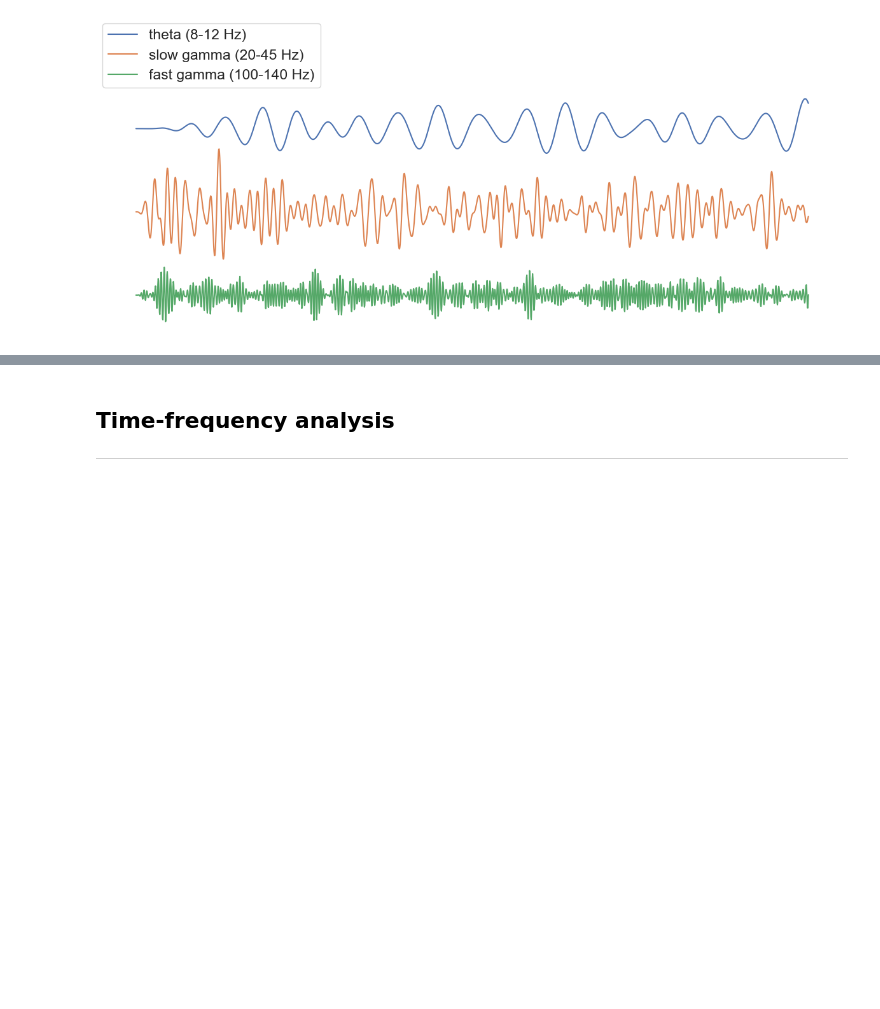
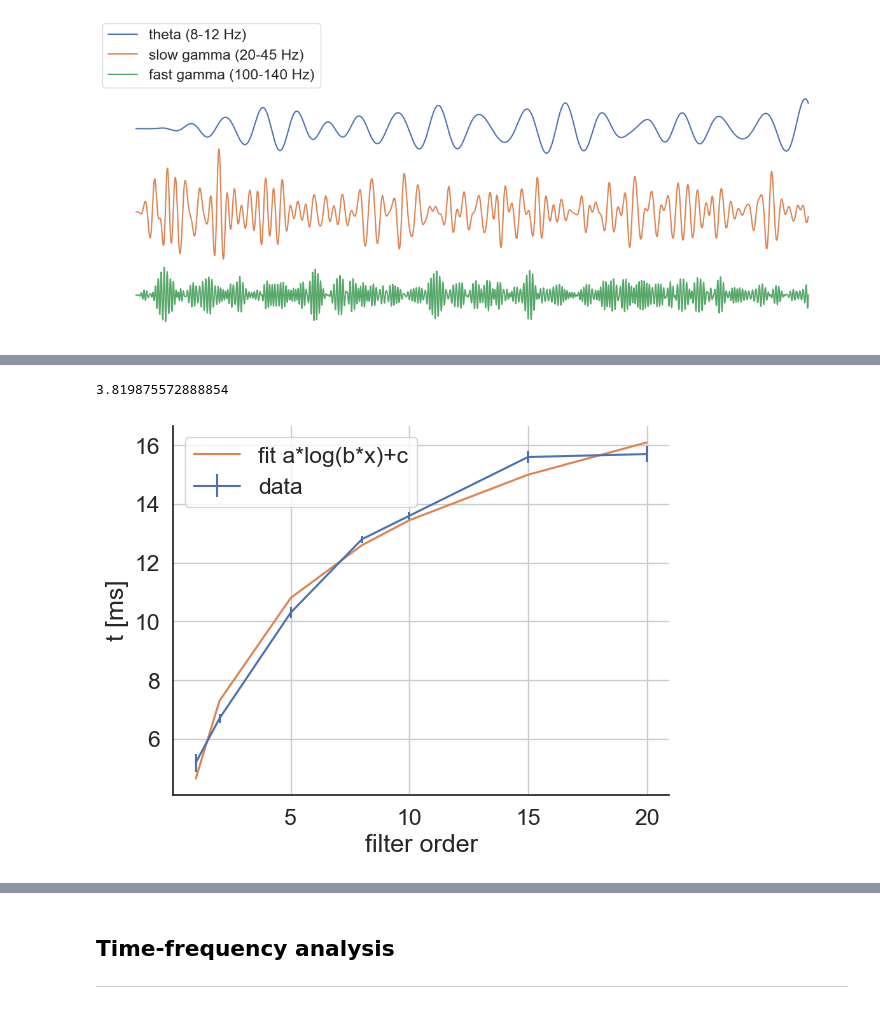
Before and after one commit to Seiferfl/neuroanalysis, a Jupyter notebook: assignment1-neural-data/01-local_field_potential/local-field-potential.ipynb, the cells around one changed output, grey strips where cells are left out. Drawn from its saved outputs; the diff is of its cells as text; code cells hidden in the pictures; blank space fills up the shorter version.

```diff
--- a/assignment1-neural-data/01-local_field_potential/local-field-potential.ipynb
+++ b/assignment1-neural-data/01-local_field_potential/local-field-potential.ipynb
@@ -221,0 +305,21 @@ plt.legend(loc=(0,1))
+# %%
+from scipy.optimize import curve_fit as fit
+x= np.array([1,2,5,8, 10, 15, 20])
+y=np.array([5.19, 6.7, 10.3, 12.8, 13.6, 15.6, 15.7])
+def f(x, a, b, c):
+    return a*np.log(b*x)+c
+popt, _= fit(f,x,y)
+a = popt[0]
+b = popt[1]
+c = popt[2]
+
+plt.errorbar(x= np.array([1,2,5,8, 10, 15, 20]), y=np.array([5.19, 6.7, 10.3, 12.8, 13.6, 15.6, 15.7]), yerr=1e-3*np.array([303,148,189,121,136,212,273]), label = "data")
+plt.plot(np.array([1,2,5,8, 10, 15, 20]), f(x, a, b, c), label =f"fit a*log(b*x)+c")
+plt.grid()
+plt.ylabel("t [ms]")
+plt.xlabel("filter order")
+plt.legend()
+plt.show()
+# %% [output]
+3.819875572888854
+[figure, added]
```
Also changed, not shown: parts of 6 cells of this notebook.
